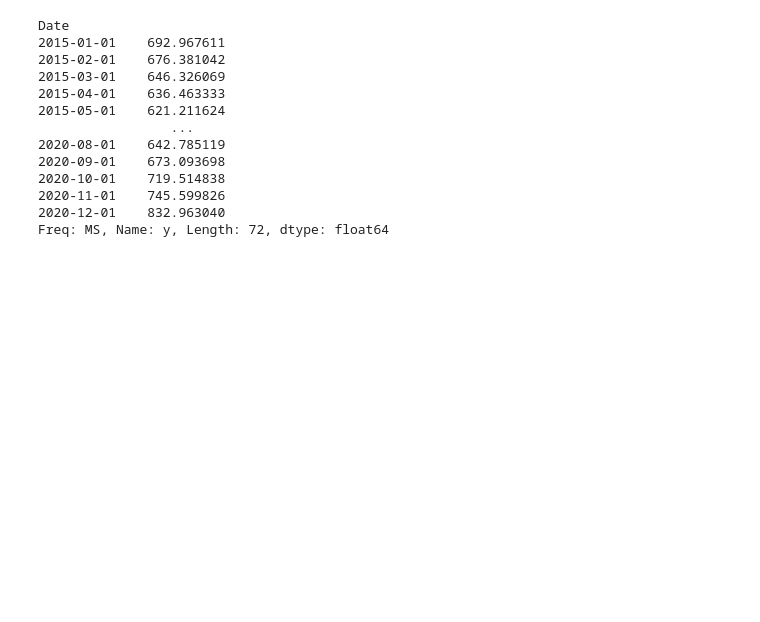
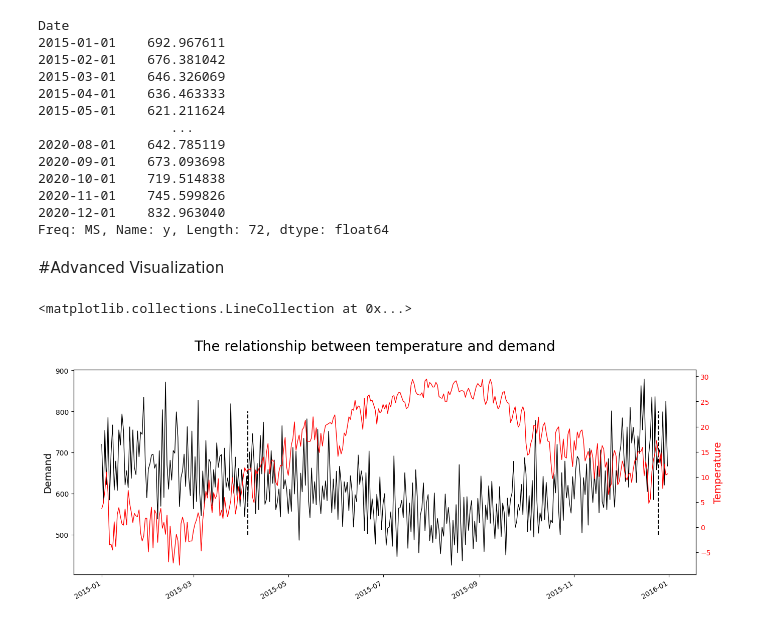
Before and after one commit to jeremysb1/forecasting, a Jupyter notebook: eda_template.ipynb, the cells around one changed output. Saved outputs shown, nothing was run; the diff lists cells and outputs as text; code cells hidden in the pictures; blank space fills up the shorter version.

Commit message:
added demand visualization

```diff
--- a/eda_template.ipynb
+++ b/eda_template.ipynb
@@ -96,3 +96,40 @@ Date
 2020-11-01    745.599826
 2020-12-01    832.963040
 Freq: MS, Name: y, Length: 72, dtype: float64
+# %% [markdown]
+#Advanced Visualization
+# %%
+#Create a version B of the dataframe
+df_plot = df.loc['2015-01-01':'2015-12-31']
+
+#Define the colors
+temp_color = 'red'
+y_color = 'black'
+
+#plot
+fig, ax1 = plt.subplots(figsize = (16,6))
+ax2 = ax1.twinx()
+
+#Data and Lines
+ax1.plot(df_plot.index, df_plot.y, color = y_color, lw = 1)
+ax2.plot(df_plot.index, df_plot.Temperature, color = temp_color, lw = 1)
+
+#Title and dates
+fig.suptitle("The relationship between temperature and demand", fontsize = 20)
+fig.autofmt_xdate()
+
+#first axis
+ax1.set_label("Date")
+ax1.tick_params(axis = "y", labelcolor = y_color)
+ax1.set_ylabel("Demand", color = y_color, fontsize = 14)
+
+#second axis
+ax2.tick_params(axis = "y", labelcolor = temp_color)
+ax2.set_ylabel("Temperature", color = temp_color, fontsize = 14)
+
+#Add holidays or events
+events = df_plot[(df_plot.Easter == 1) | (df_plot.Christmas == 1)].index
+ax1.vlines(x = events, ymin = 500, ymax = 800, color = 'k', ls = '--')
+# %% [output]
+<matplotlib.collections.LineCollection at 0x...>
+[figure, added]
```
